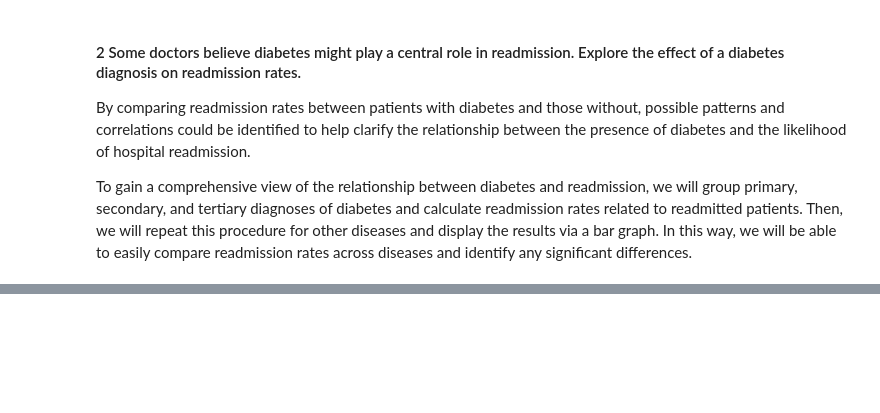
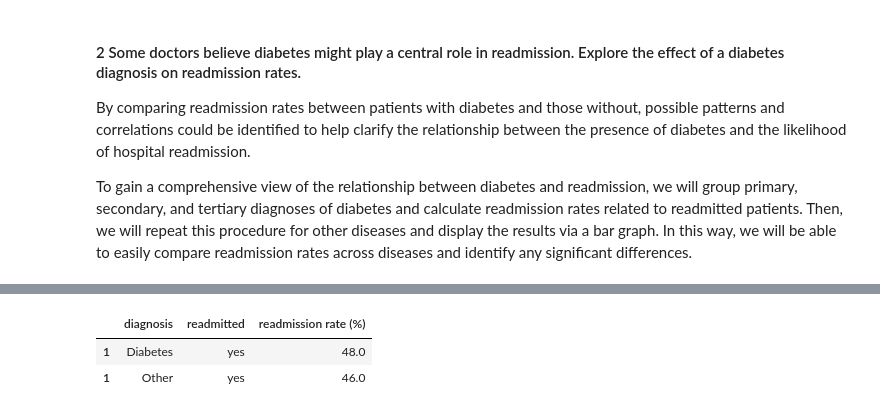
Before and after one commit to SirTee12/Reducing-Hospital-Readmission, a Jupyter notebook: Reducing-Hospital-Readmissions.ipynb, the cells around one changed output, grey strips where cells are left out. Saved outputs shown, nothing was run; the diff lists cells and outputs as text; code cells hidden in the pictures; blank space fills up the shorter version.

Commit message:
concatenate all the tables

```diff
--- a/Reducing-Hospital-Readmissions.ipynb
+++ b/Reducing-Hospital-Readmissions.ipynb
@@ -537,0 +534,26 @@ table_other_readmission
+# %%
+# concat the three for the diabetes diagnosis tables
+diabetes_diag = pd.concat([table_1, table_2, table_3])
+
+# et the mean for the three tables readmission rate
+diabetes_diag = pd.DataFrame(diabetes_diag
+                            .groupby('readmitted')['readmission rate (%)']
+                            .mean()
+                            .reset_index())
+
+# join the other diagnosis table with this table
+diabetes_other_diag = pd.concat([diabetes_diag, table_other_readmission])
+
+# filter for only when readmitted == yes
+diabetes_other_diag = diabetes_other_diag[diabetes_other_diag['readmitted'] == 'yes']
+
+# create a new column
+diabetes_other_diag['diagnosis'] = ['Diabetes', 'Other']
+
+diabetes_other_diag = diabetes_other_diag.reindex(columns = ['diagnosis', 'readmitted', 'readmission rate (%)'])
+
+diabetes_other_diag
+# %% [output]
+|  | diagnosis | readmitted | readmission rate (%) |
+| 1 | Diabetes | yes | 48.0 |
+| 1 | Other | yes | 46.0 |
```
Also changed, not shown: parts of 6 cells of this notebook.
